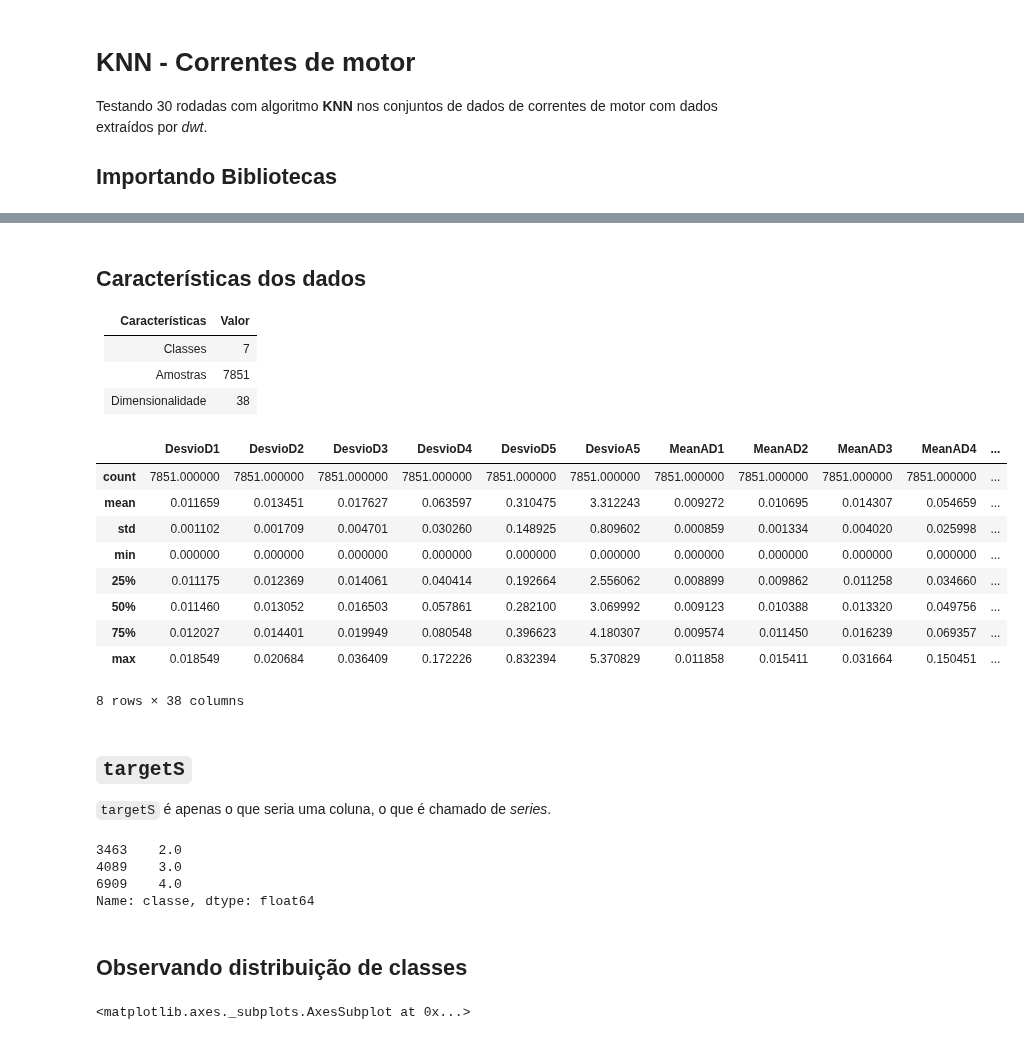
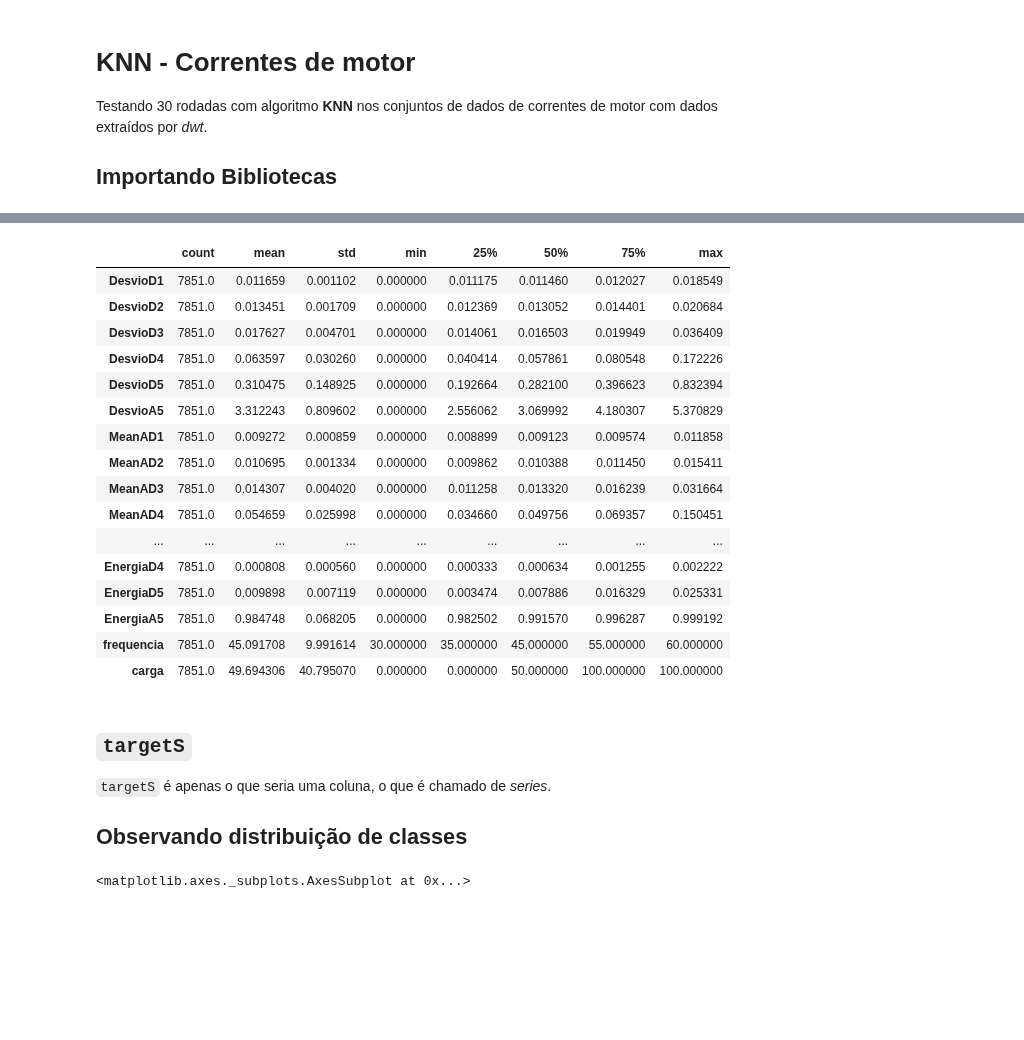
Before and after one commit to newtmagalhaes/Machine-Learning, a Jupyter notebook: ML/f01-chain/jupyter.ipynb, the cells around one changed output, grey strips where cells are left out. Saved outputs shown, nothing was run; the diff lists cells and outputs as text; code cells hidden in the pictures; blank space fills up the shorter version.

```diff
--- a/ML/f01-chain/jupyter.ipynb
+++ b/ML/f01-chain/jupyter.ipynb
@@ -84,11 +117,5 @@ def test_30_knn(x, y, y_labels, k_vizinhos):
 ## Carregando dados e rótulos, e gerando _DataFrame_
 # %%
-def load_correntes():
-    return np.append(
-    arr=np.load("corrente1.npy"),
-    values=np.append(np.load("corrente2.npy"), np.load("corrente3.npy"), 0),
-    axis=0)
-
 # Carregando data
 data = load_correntes()
 
@@ -106,9 +133,7 @@ labels = [
 target_labels = ['Normal', 'HI-1', 'HI-2', 'HI-3', 'LI-1', 'LI-2', 'LI-3']
 
 # Gerando DataFrame
-chain_with_target = pd.DataFrame(data=data, columns=labels).fillna(value=0)
-
-chainDF = chain_with_target.copy()
+chainDF = pd.DataFrame(data=data, columns=labels).fillna(value=0)
 
 targetS = chainDF.pop('classe') # Removeu a coluna 'classe' de chainDF
 # %% [markdown]
@@ -130,37 +143,29 @@ chainDF.sample(3)
-# %% [markdown]
-## Características dos dados
-
-| Características     |  Valor|
-|:--------------------|------:|
-| Classes             |      7|
-| Amostras            |   7851|
-| Dimensionalidade    |     38|
 # %%
-chainDF.describe()
+chainDF.describe().transpose()
 # %% [output]
-|  | DesvioD1 | DesvioD2 | DesvioD3 | DesvioD4 | DesvioD5 | DesvioA5 | MeanAD1 | MeanAD2 | MeanAD3 | MeanAD4 | ... |
-| count | 7851.000000 | 7851.000000 | 7851.000000 | 7851.000000 | 7851.000000 | 7851.000000 | 7851.000000 | 7851.000000 | 7851.000000 | 7851.000000 | ... |
-| mean | 0.011659 | 0.013451 | 0.017627 | 0.063597 | 0.310475 | 3.312243 | 0.009272 | 0.010695 | 0.014307 | 0.054659 | ... |
-| std | 0.001102 | 0.001709 | 0.004701 | 0.030260 | 0.148925 | 0.809602 | 0.000859 | 0.001334 | 0.004020 | 0.025998 | ... |
-| min | 0.000000 | 0.000000 | 0.000000 | 0.000000 | 0.000000 | 0.000000 | 0.000000 | 0.000000 | 0.000000 | 0.000000 | ... |
-| 25% | 0.011175 | 0.012369 | 0.014061 | 0.040414 | 0.192664 | 2.556062 | 0.008899 | 0.009862 | 0.011258 | 0.034660 | ... |
-| 50% | 0.011460 | 0.013052 | 0.016503 | 0.057861 | 0.282100 | 3.069992 | 0.009123 | 0.010388 | 0.013320 | 0.049756 | ... |
-| 75% | 0.012027 | 0.014401 | 0.019949 | 0.080548 | 0.396623 | 4.180307 | 0.009574 | 0.011450 | 0.016239 | 0.069357 | ... |
-| max | 0.018549 | 0.020684 | 0.036409 | 0.172226 | 0.832394 | 5.370829 | 0.011858 | 0.015411 | 0.031664 | 0.150451 | ... |
+|  | count | mean | std | min | 25% | 50% | 75% | max |
+| DesvioD1 | 7851.0 | 0.011659 | 0.001102 | 0.000000 | 0.011175 | 0.011460 | 0.012027 | 0.018549 |
+| DesvioD2 | 7851.0 | 0.013451 | 0.001709 | 0.000000 | 0.012369 | 0.013052 | 0.014401 | 0.020684 |
+| DesvioD3 | 7851.0 | 0.017627 | 0.004701 | 0.000000 | 0.014061 | 0.016503 | 0.019949 | 0.036409 |
+| DesvioD4 | 7851.0 | 0.063597 | 0.030260 | 0.000000 | 0.040414 | 0.057861 | 0.080548 | 0.172226 |
+| DesvioD5 | 7851.0 | 0.310475 | 0.148925 | 0.000000 | 0.192664 | 0.282100 | 0.396623 | 0.832394 |
+| DesvioA5 | 7851.0 | 3.312243 | 0.809602 | 0.000000 | 2.556062 | 3.069992 | 4.180307 | 5.370829 |
+| MeanAD1 | 7851.0 | 0.009272 | 0.000859 | 0.000000 | 0.008899 | 0.009123 | 0.009574 | 0.011858 |
+| MeanAD2 | 7851.0 | 0.010695 | 0.001334 | 0.000000 | 0.009862 | 0.010388 | 0.011450 | 0.015411 |
+| MeanAD3 | 7851.0 | 0.014307 | 0.004020 | 0.000000 | 0.011258 | 0.013320 | 0.016239 | 0.031664 |
+| MeanAD4 | 7851.0 | 0.054659 | 0.025998 | 0.000000 | 0.034660 | 0.049756 | 0.069357 | 0.150451 |
+| ... | ... | ... | ... | ... | ... | ... | ... | ... |
+| EnergiaD4 | 7851.0 | 0.000808 | 0.000560 | 0.000000 | 0.000333 | 0.000634 | 0.001255 | 0.002222 |
+| EnergiaD5 | 7851.0 | 0.009898 | 0.007119 | 0.000000 | 0.003474 | 0.007886 | 0.016329 | 0.025331 |
+| EnergiaA5 | 7851.0 | 0.984748 | 0.068205 | 0.000000 | 0.982502 | 0.991570 | 0.996287 | 0.999192 |
+| frequencia | 7851.0 | 45.091708 | 9.991614 | 30.000000 | 35.000000 | 45.000000 | 55.000000 | 60.000000 |
+| carga | 7851.0 | 49.694306 | 40.795070 | 0.000000 | 0.000000 | 50.000000 | 100.000000 | 100.000000 |
-8 rows × 38 columns
 # %% [markdown]
 ## `targetS`
 
 `targetS` é apenas o que seria uma coluna, o que é chamado de _series_.
+
+## Observando distribuição de classes
-# %%
-targetS.sample(3)
-# %% [output]
-3463    2.0
-4089    3.0
-6909    4.0
-Name: classe, dtype: float64
-# %% [markdown]
-## Observando distribuição de classes
 # %%
 targetS.hist()
 # %% [output]
```
Also changed, not shown: parts of 21 cells of this notebook.
